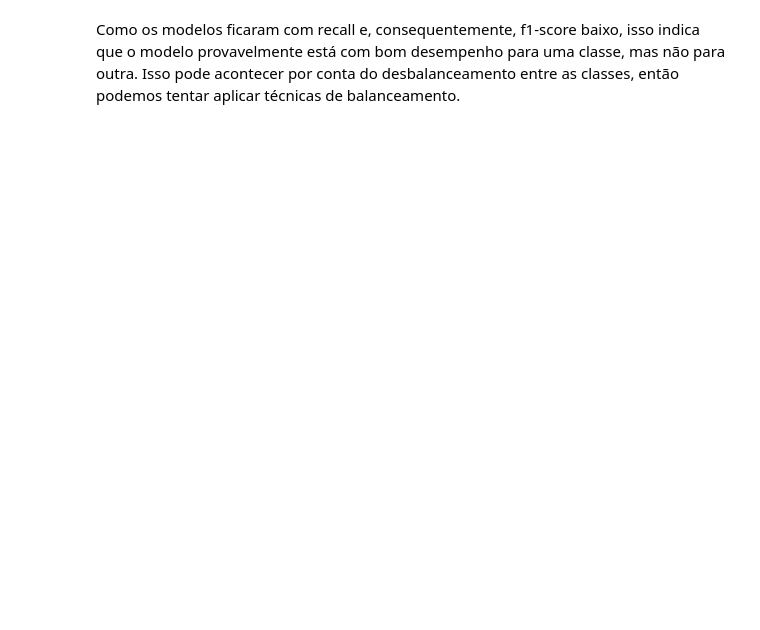
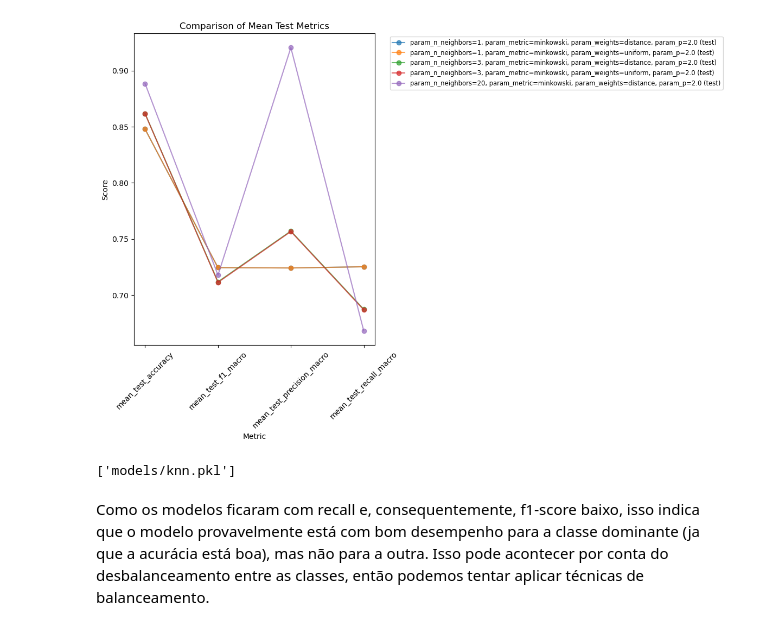
Before and after one commit to FrederickAlmeida/SpeedDating, a Jupyter notebook: modeling_knn.ipynb, the cells around one changed output. Cells and saved outputs as stored; diff of their text form; code cells hidden in the pictures; blank space fills up the shorter version.

```diff
--- a/modeling_knn.ipynb
+++ b/modeling_knn.ipynb
@@ -65,0 +72,15 @@ grid_search = GridSearchCV(
+# %%
+def get_results(g_search):
+    results = pd.DataFrame(g_search.cv_results_)
+
+    results = results[
+        [
+            'mean_fit_time', 'mean_score_time', 'param_metric', 'param_n_neighbors', 'param_p',
+            'param_weights', 'mean_train_accuracy', 'mean_test_accuracy', 'rank_test_accuracy' 'mean_train_precision_macro',
+            'mean_test_precision_macro', 'rank_test_precision_macro', 'mean_train_recall_macro', 'mean_test_recall_macro',
+            'rank_test_recall_macro', 'mean_train_f1_macro', 'mean_test_f1_macro', 'rank_test_f1_macro'
+        ]
+    ]
+
+    results = results.sort_values(by='mean_test_f1_macro', ascending=False)
+    return results
@@ -66,2 +89,3 @@ grid_search = GridSearchCV(
 # %%
-grid_search.fit(X_train, y_train)
+grid_search = train_grid_search(X_train, y_train, knn, param_grid)
+results = get_results(grid_search)
@@ -82,13 +91,0 @@ GridSearchCV(cv=StratifiedKFold(n_splits=10, random_state=42, shuffle=True),
-# %%
-results = pd.DataFrame(grid_search.cv_results_)
-results = results[
-    [
-        'mean_fit_time', 'mean_score_time', 'param_metric', 'param_n_neighbors', 'param_p',
-        'param_weights', 'mean_test_accuracy', 'mean_test_precision_macro', 'mean_test_recall_macro',
-        'mean_test_f1_macro', 'rank_test_accuracy', 'rank_test_precision_macro', 'rank_test_recall_macro',
-        'rank_test_f1_macro'
-    ]
-]
-results = results.sort_values(by='mean_test_f1_macro', ascending=False)
-pd.set_option('display.max_columns', None)
-results.head(5)
@@ -156,5 +173,13 @@ plt.show()
+# %%
+view_test_metrics(False, 10, results)
+# %% [output]
+[figure, added]
+# %%
+joblib.dump(grid_search.best_estimator_, 'models/knn.pkl')
+# %% [output]
+['models/knn.pkl']
 # %% [markdown]
-Como os modelos ficaram com recall e, consequentemente, f1-score baixo, isso indica que o modelo provavelmente está com bom desempenho para uma classe, mas não para outra. Isso pode acontecer por conta do desbalanceamento entre as classes, então podemos tentar aplicar técnicas de balanceamento.
+Como os modelos ficaram com recall e, consequentemente, f1-score baixo, isso indica que o modelo provavelmente está com bom desempenho para a classe dominante (ja que a acurácia está boa), mas não para a outra. Isso pode acontecer por conta do desbalanceamento entre as classes, então podemos tentar aplicar técnicas de balanceamento.
 # %%
 def os_smote(X, y):
     # auto faz resampling de todas as classes, menos a minoritária
```
Also changed, not shown: parts of 20 cells of this notebook, 1 other file.
